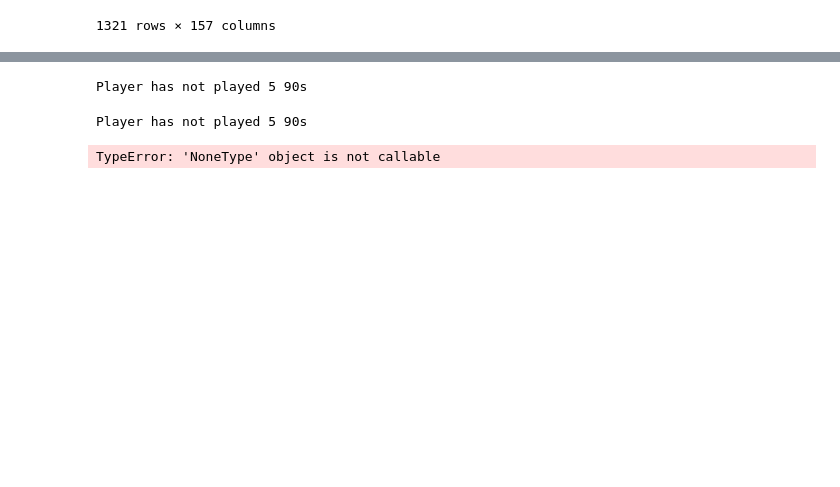
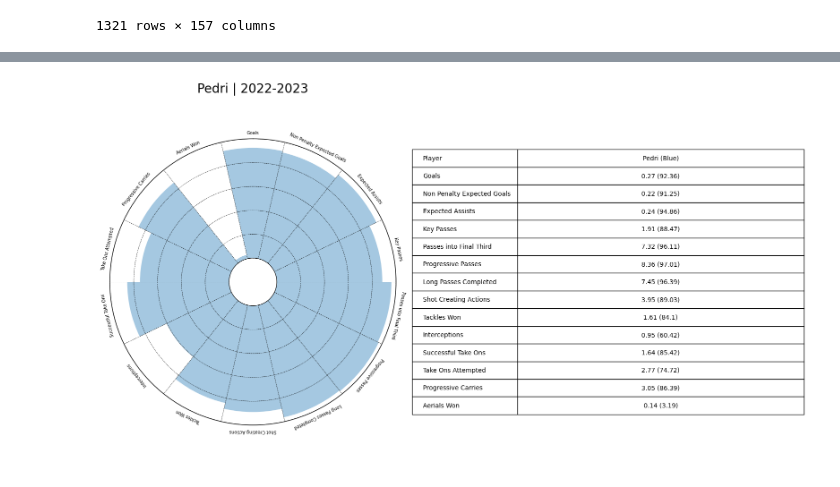
Before and after one commit to typos12onlr/footbot, a Jupyter notebook: test.ipynb, the cells around one changed output, grey strips where cells are left out. Cells and saved outputs as stored; diff of their text form; code cells hidden in the pictures; blank space fills up the shorter version.

```diff
--- a/test.ipynb
+++ b/test.ipynb
@@ -118,9 +241,7 @@ def radar(season,inp_player,inp_position):
     #convert all player names to title case
 
     playerData["Player"]=playerData["Player"].str.title()
-    if inp_player not in list(playerData["Player"].values):
 
-        return "Player has not played 5 90s"
     playerData=filterPos(playerData,inp_position,positions={
                              "forward": ["FW", "FW,MF", "FW,DF", "MF,FW"],
                              "midfielder": ["MF", "MF,DF", "MF,FW", "DF,MF"],
@@ -142,9 +263,7 @@ def radar(season,inp_player,inp_position):
     raw,percentiles=findVals(playerData,requiredStats,inp_player)
 
     plot(requiredStats,percentiles,raw,inp_player,season)
-
-    return "All Good"
 # %%
-radar("2023-2024","Pedri","midfielder")
+radar("2022-2023","Pedri","midfielder")
 # %% [output]
-Player has not played 5 90s
+[figure, added]
@@ -153,5 +269,0 @@ import asyncio
-# %%
-res=await asyncio.to_thread(radar("2023-2024","Pedri","midfielder"))  #season,inp_player,inp_position
-# %% [output]
-Player has not played 5 90s
-TypeError: 'NoneType' object is not callable
```
Also changed, not shown: parts of 11 cells of this notebook, 4 other files.
